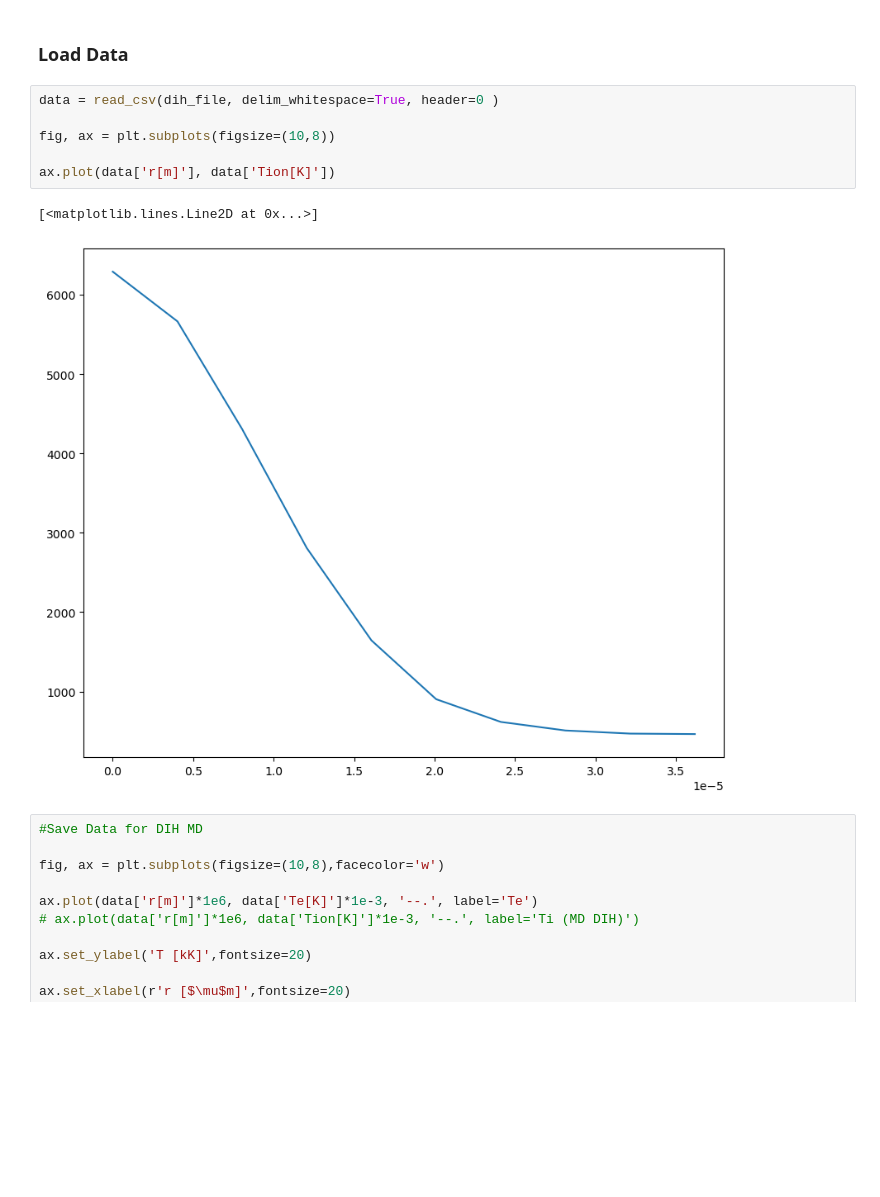
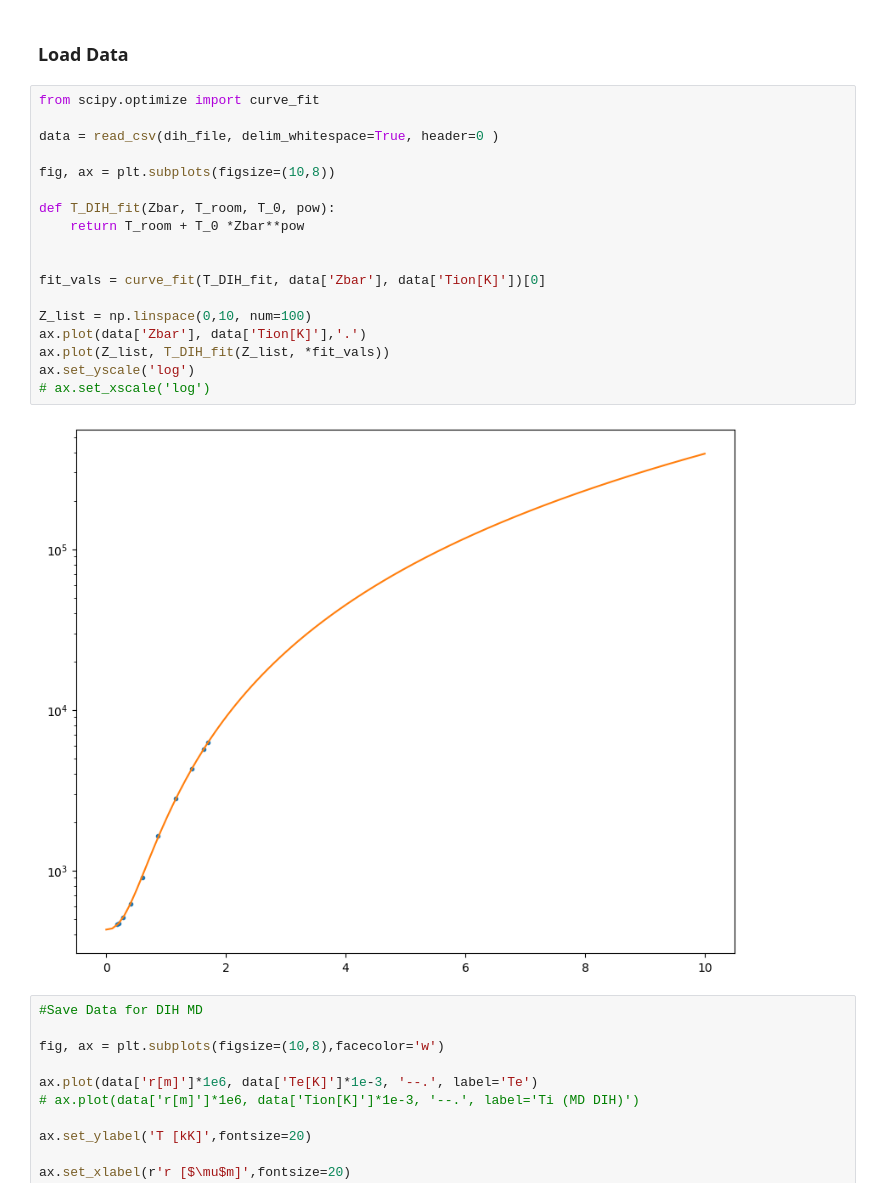
Before and after one commit to MurilloGroupMSU/Two-Temperature-Model, a Jupyter notebook: DIH Initial Conditions.ipynb, the cells around one changed output. Cells and saved outputs as stored; diff of their text form; blank space fills up the shorter version.

```diff
--- a/DIH Initial Conditions.ipynb
+++ b/DIH Initial Conditions.ipynb
@@ -62,14 +63,25 @@ np.savetxt( "/home/zach/Downloads/DIH_profile_data.txt", data, header=header_txt
 # %% [markdown]
 ### Load Data
 # %%
+from scipy.optimize import curve_fit
+
 data = read_csv(dih_file, delim_whitespace=True, header=0 )
 
 fig, ax = plt.subplots(figsize=(10,8))
 
-ax.plot(data['r[m]'], data['Tion[K]'])
+def T_DIH_fit(Zbar, T_room, T_0, pow):
+    return T_room + T_0 *Zbar**pow
+
+
+fit_vals = curve_fit(T_DIH_fit, data['Zbar'], data['Tion[K]'])[0]
+
+Z_list = np.linspace(0,10, num=100)
+ax.plot(data['Zbar'], data['Tion[K]'],'.')
+ax.plot(Z_list, T_DIH_fit(Z_list, *fit_vals))
+ax.set_yscale('log')
+# ax.set_xscale('log')
 # %% [output]
-[<matplotlib.lines.Line2D at 0x...>]
-[figure, old version]
+[figure, new version]
 # %%
 #Save Data for DIH MD
 
```
Also changed, not shown: parts of 2 cells of this notebook, 10 other files.
